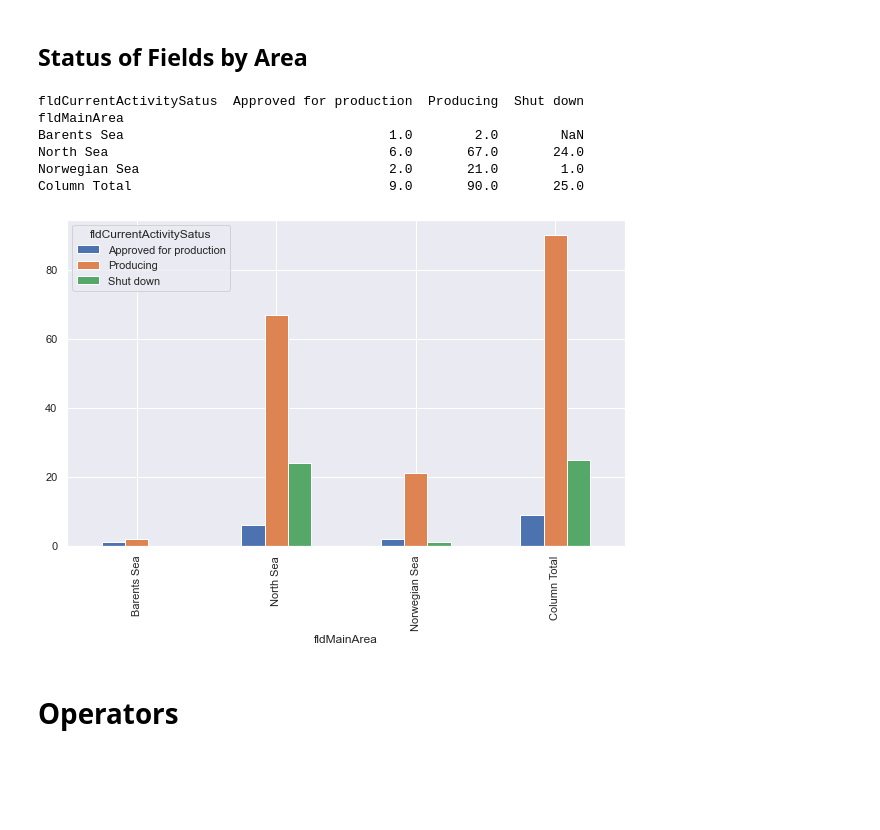
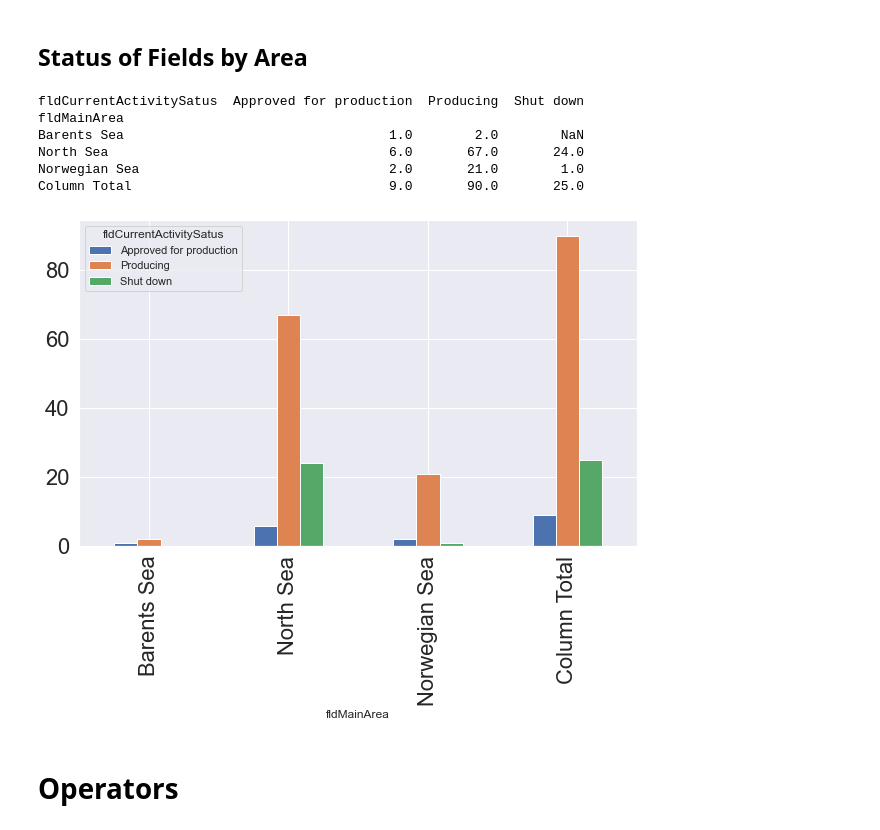
Before and after one commit to ABDunbar/NPD-Fields, a Jupyter notebook: Field.ipynb, the cells around one changed output. Saved outputs shown, nothing was run; the diff lists cells and outputs as text; code cells hidden in the pictures; blank space fills up the shorter version.

```diff
--- a/Field.ipynb
+++ b/Field.ipynb
@@ -47,17 +47,17 @@ Number of shut down fields: 22
 # %%
 data = overview.groupby(['fldMainArea', 'fldCurrentActivitySatus']).size().unstack()
 data.loc['Column Total'] = data.sum(numeric_only=True, axis=0)
 print(data)
-data.plot(kind='bar', figsize=(10,6))
+data.plot(kind='bar', figsize=(10,6), fontsize=22)
 plt.show()
 # %% [output]
 fldCurrentActivitySatus  Approved for production  Producing  Shut down
 fldMainArea
 Barents Sea                                  1.0        2.0        NaN
 North Sea                                    6.0       67.0       24.0
 Norwegian Sea                                2.0       21.0        1.0
 Column Total                                 9.0       90.0       25.0
-[figure, old version]
+[figure, new version]
 # %% [markdown]
 # Operators
 # %%
```
Also changed, not shown: parts of 5 cells of this notebook.
